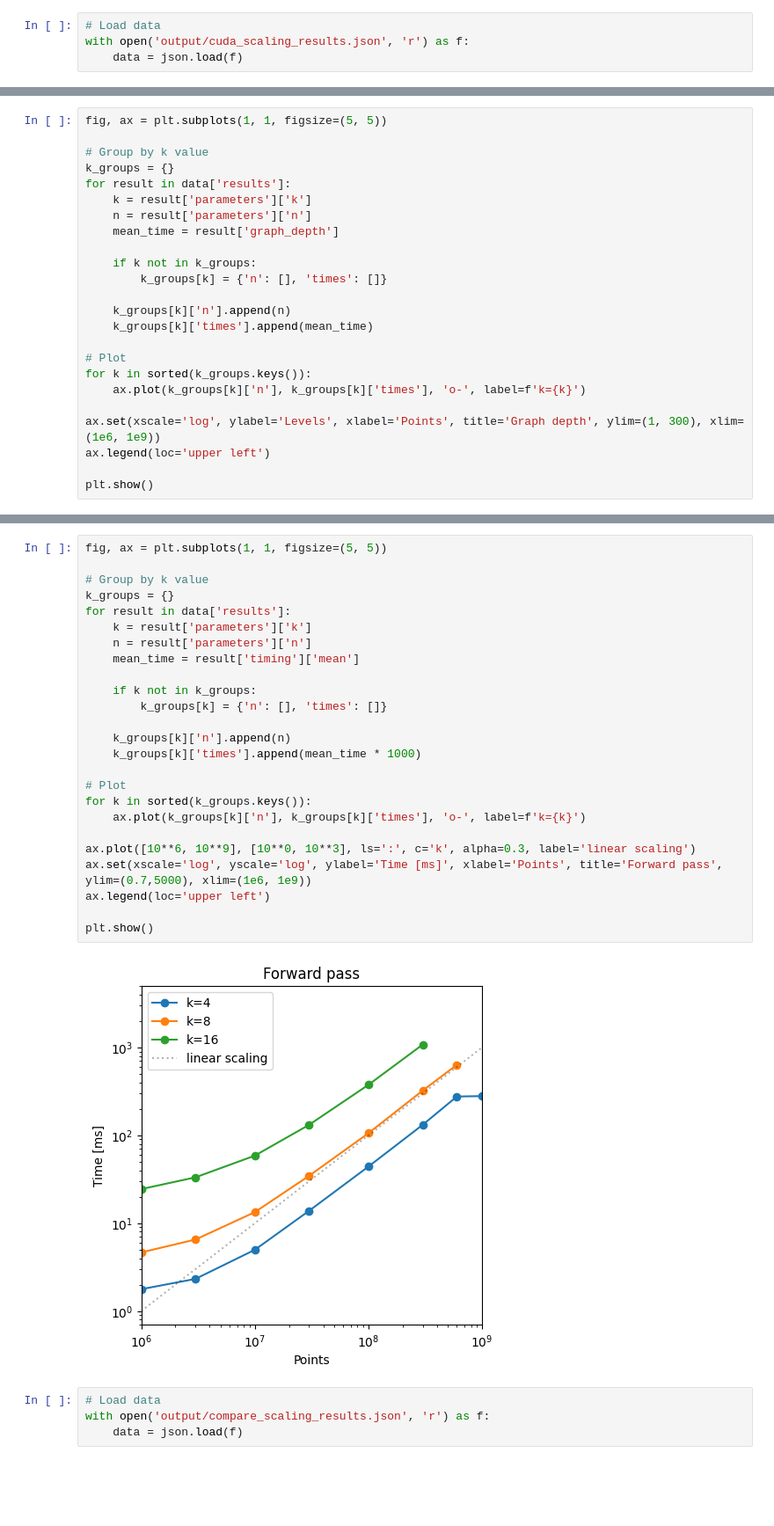
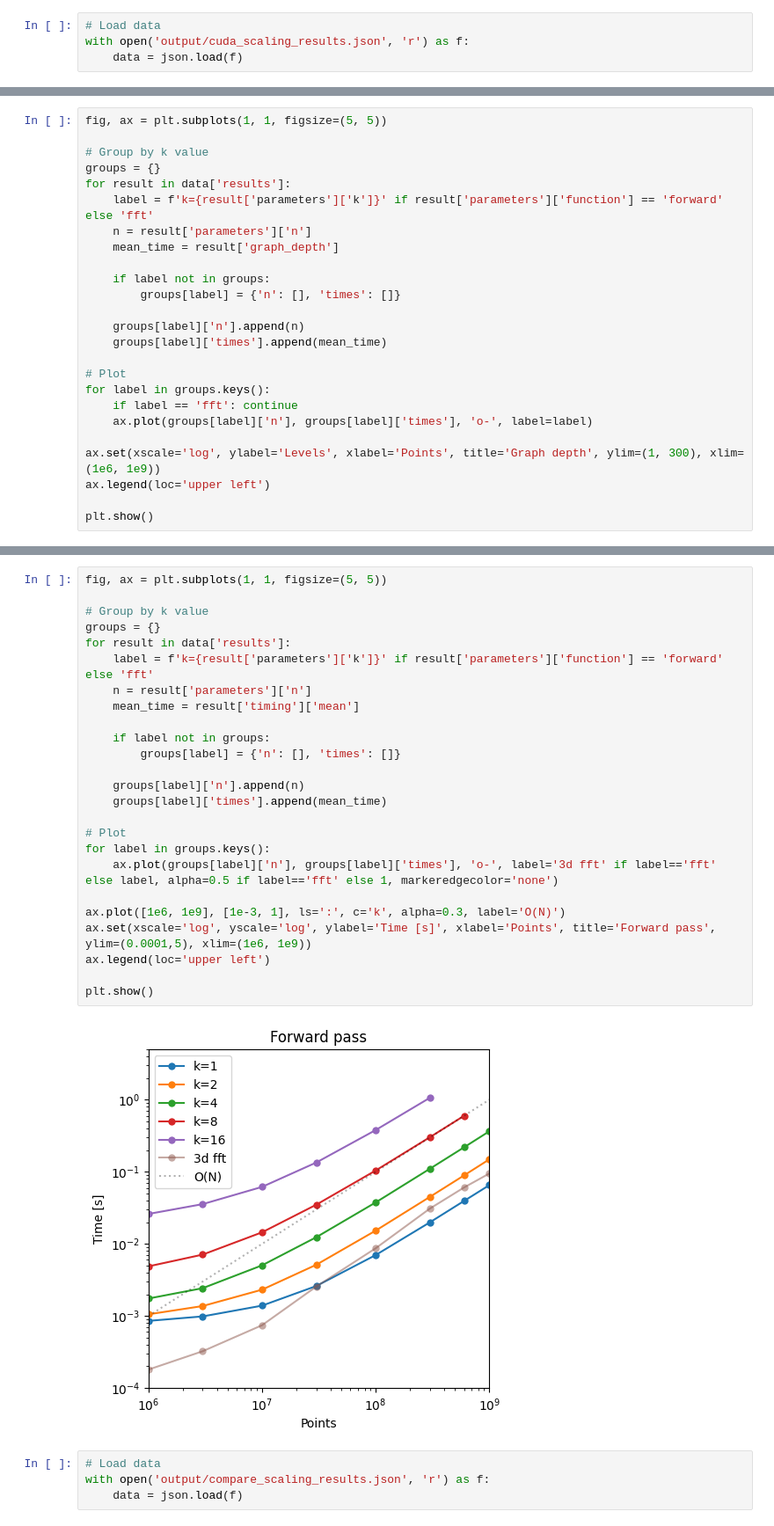
Before and after one commit to stanford-ism/graphgp, a Jupyter notebook: plot_benchmarks.ipynb, the cells around one changed output, grey strips where cells are left out. Shown at 88% size. Drawn from its saved outputs; the diff is of its cells as text; blank space fills up the shorter version.

```diff
--- a/plot_benchmarks.ipynb
+++ b/plot_benchmarks.ipynb
@@ -40,21 +40,22 @@ plt.show()
 fig, ax = plt.subplots(1, 1, figsize=(5, 5))
 
 # Group by k value
-k_groups = {}
+groups = {}
 for result in data['results']:
-    k = result['parameters']['k']
+    label = f'k={result['parameters']['k']}' if result['parameters']['function'] == 'forward' else 'fft'
     n = result['parameters']['n']
     mean_time = result['graph_depth']
 
-    if k not in k_groups:
-        k_groups[k] = {'n': [], 'times': []}
+    if label not in groups:
+        groups[label] = {'n': [], 'times': []}
 
-    k_groups[k]['n'].append(n)
-    k_groups[k]['times'].append(mean_time)
+    groups[label]['n'].append(n)
+    groups[label]['times'].append(mean_time)
 
 # Plot
-for k in sorted(k_groups.keys()):
-    ax.plot(k_groups[k]['n'], k_groups[k]['times'], 'o-', label=f'k={k}')
+for label in groups.keys():
+    if label == 'fft': continue
+    ax.plot(groups[label]['n'], groups[label]['times'], 'o-', label=label)
 
 ax.set(xscale='log', ylabel='Levels', xlabel='Points', title='Graph depth', ylim=(1, 300), xlim=(1e6, 1e9))
 ax.legend(loc='upper left')
@@ -65,30 +66,30 @@ plt.show()
 # %%
 fig, ax = plt.subplots(1, 1, figsize=(5, 5))
 
 # Group by k value
-k_groups = {}
+groups = {}
 for result in data['results']:
-    k = result['parameters']['k']
+    label = f'k={result['parameters']['k']}' if result['parameters']['function'] == 'forward' else 'fft'
     n = result['parameters']['n']
     mean_time = result['timing']['mean']
 
-    if k not in k_groups:
-        k_groups[k] = {'n': [], 'times': []}
+    if label not in groups:
+        groups[label] = {'n': [], 'times': []}
 
-    k_groups[k]['n'].append(n)
-    k_groups[k]['times'].append(mean_time * 1000)
+    groups[label]['n'].append(n)
+    groups[label]['times'].append(mean_time)
 
 # Plot
-for k in sorted(k_groups.keys()):
-    ax.plot(k_groups[k]['n'], k_groups[k]['times'], 'o-', label=f'k={k}')
+for label in groups.keys():
+    ax.plot(groups[label]['n'], groups[label]['times'], 'o-', label='3d fft' if label=='fft' else label, alpha=0.5 if label=='fft' else 1, markeredgecolor='none')
 
-ax.plot([10**6, 10**9], [10**0, 10**3], ls=':', c='k', alpha=0.3, label='linear scaling')
-ax.set(xscale='log', yscale='log', ylabel='Time [ms]', xlabel='Points', title='Forward pass', ylim=(0.7,5000), xlim=(1e6, 1e9))
+ax.plot([1e6, 1e9], [1e-3, 1], ls=':', c='k', alpha=0.3, label='O(N)')
+ax.set(xscale='log', yscale='log', ylabel='Time [s]', xlabel='Points', title='Forward pass', ylim=(0.0001,5), xlim=(1e6, 1e9))
 ax.legend(loc='upper left')
 
 plt.show()
 # %% [output]
-[figure, old version]
+[figure, new version]
 # %%
 # Load data
 with open('output/compare_scaling_results.json', 'r') as f:
```
Also changed, not shown: parts of 2 cells of this notebook, 8 other files.
